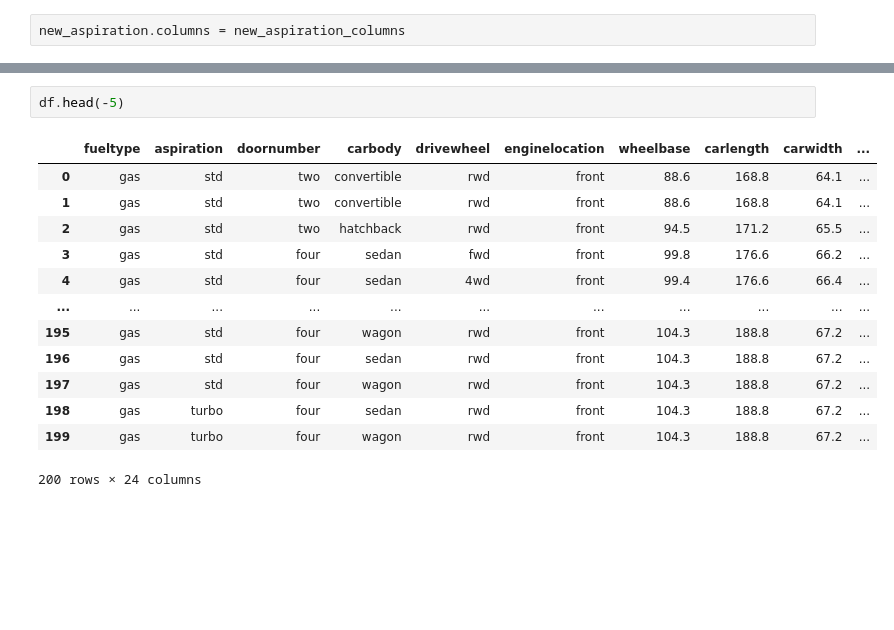
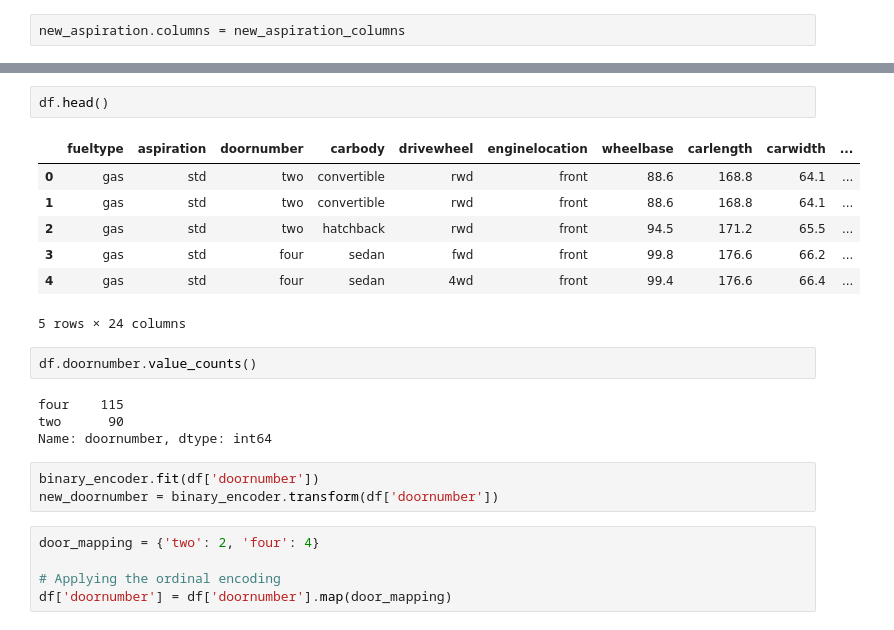
Before and after one commit to Emmanuel-Begati/Machine-Learning-and-AI, a Jupyter notebook: Car_Price_Prediction.ipynb, the cells around one changed output, grey strips where cells are left out. Drawn from its saved outputs; the diff is of its cells as text; blank space fills up the shorter version.

Commit message:
done for doornumber

```diff
--- a/Car_Price_Prediction.ipynb
+++ b/Car_Price_Prediction.ipynb
@@ -334,18 +334,26 @@ new_aspiration.head(-5)
 | 199 | 1 | 0 |
 200 rows × 2 columns
 # %%
-df.head(-5)
+df.head()
 # %% [output]
 |  | fueltype | aspiration | doornumber | carbody | drivewheel | enginelocation | wheelbase | carlength | carwidth | ... |
 | 0 | gas | std | two | convertible | rwd | front | 88.6 | 168.8 | 64.1 | ... |
 | 1 | gas | std | two | convertible | rwd | front | 88.6 | 168.8 | 64.1 | ... |
 | 2 | gas | std | two | hatchback | rwd | front | 94.5 | 171.2 | 65.5 | ... |
 | 3 | gas | std | four | sedan | fwd | front | 99.8 | 176.6 | 66.2 | ... |
 | 4 | gas | std | four | sedan | 4wd | front | 99.4 | 176.6 | 66.4 | ... |
-| ... | ... | ... | ... | ... | ... | ... | ... | ... | ... | ... |
-| 195 | gas | std | four | wagon | rwd | front | 104.3 | 188.8 | 67.2 | ... |
-| 196 | gas | std | four | sedan | rwd | front | 104.3 | 188.8 | 67.2 | ... |
-| 197 | gas | std | four | wagon | rwd | front | 104.3 | 188.8 | 67.2 | ... |
-| 198 | gas | turbo | four | sedan | rwd | front | 104.3 | 188.8 | 67.2 | ... |
-| 199 | gas | turbo | four | wagon | rwd | front | 104.3 | 188.8 | 67.2 | ... |
-200 rows × 24 columns
+5 rows × 24 columns
+# %%
+df.doornumber.value_counts()
+# %% [output]
+four    115
+two      90
+Name: doornumber, dtype: int64
+# %%
+binary_encoder.fit(df['doornumber'])
+new_doornumber = binary_encoder.transform(df['doornumber'])
+# %%
+door_mapping = {'two': 2, 'four': 4}
+
+# Applying the ordinal encoding
+df['doornumber'] = df['doornumber'].map(door_mapping)
```
Also changed, not shown: parts of 4 cells of this notebook.
